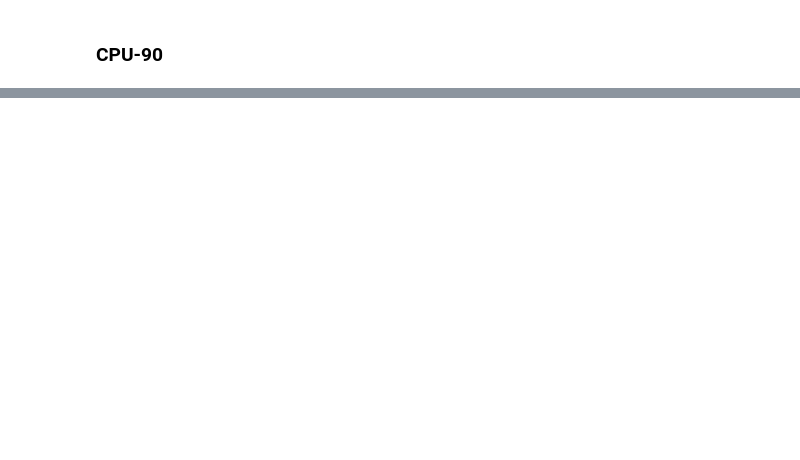
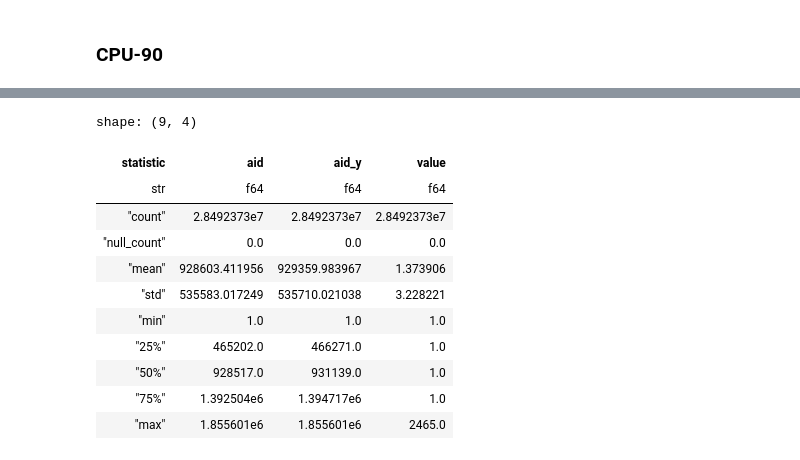
Before and after one commit to seanv507/Kaggle-OTTO-Comp, a Jupyter notebook: covisitations.ipynb, the cells around one changed output, grey strips where cells are left out. Drawn from its saved outputs; the diff is of its cells as text; code cells hidden in the pictures; blank space fills up the shorter version.

```diff
--- a/covisitations.ipynb
+++ b/covisitations.ipynb
@@ -69,0 +104,15 @@ shape: (212_006, 3)
+# %%
+zz.describe()
+# %% [output]
+shape: (9, 4)
+| statistic | aid | aid_y | value |
+| str | f64 | f64 | f64 |
+| "count" | 2.8492373e7 | 2.8492373e7 | 2.8492373e7 |
+| "null_count" | 0.0 | 0.0 | 0.0 |
+| "mean" | 928603.411956 | 929359.983967 | 1.373906 |
+| "std" | 535583.017249 | 535710.021038 | 3.228221 |
+| "min" | 1.0 | 1.0 | 1.0 |
+| "25%" | 465202.0 | 466271.0 | 1.0 |
+| "50%" | 928517.0 | 931139.0 | 1.0 |
+| "75%" | 1.392504e6 | 1.394717e6 | 1.0 |
+| "max" | 1.855601e6 | 1.855601e6 | 2465.0 |
```
Also changed, not shown: parts of 11 cells of this notebook, 8 other files.
